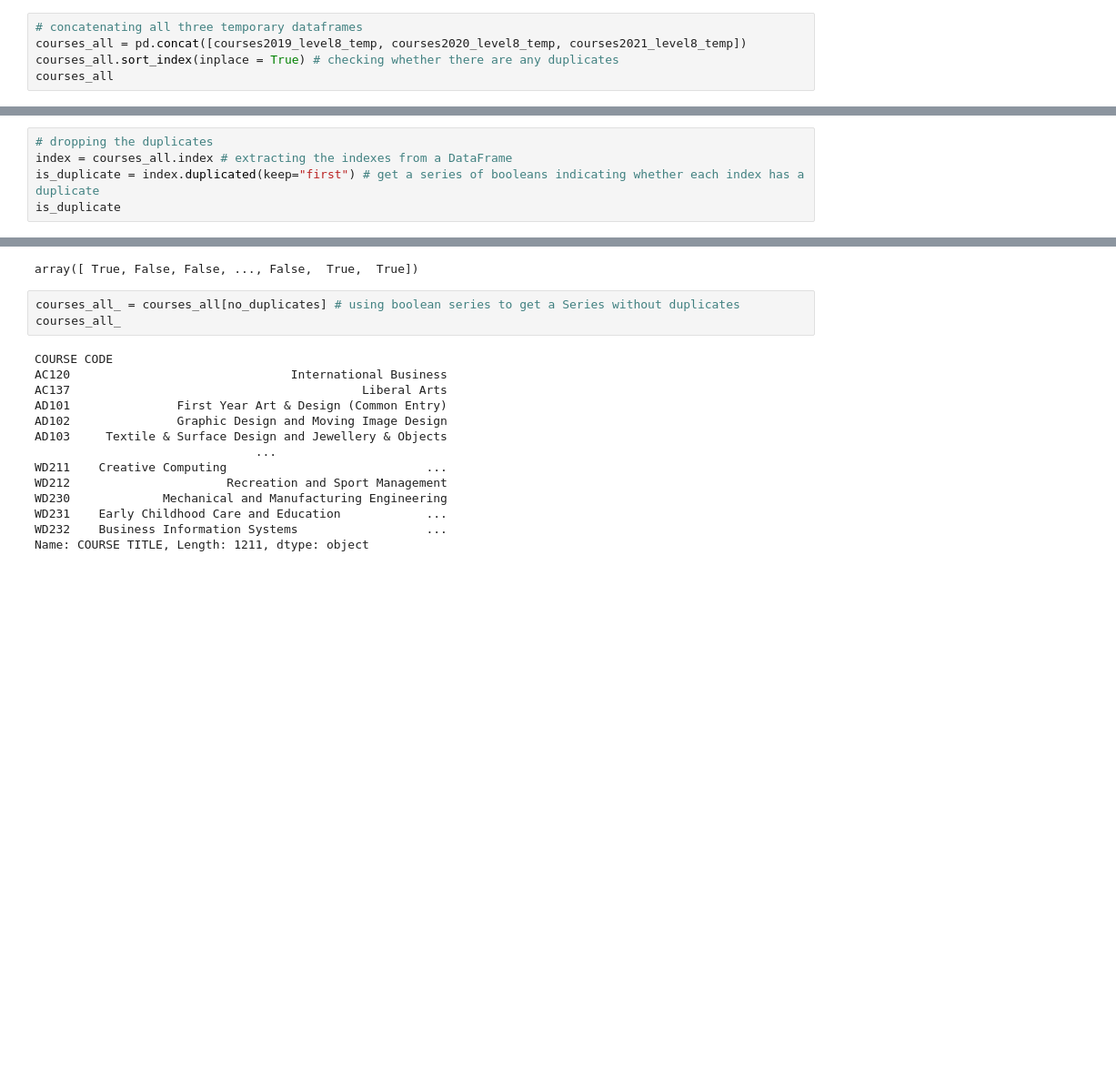
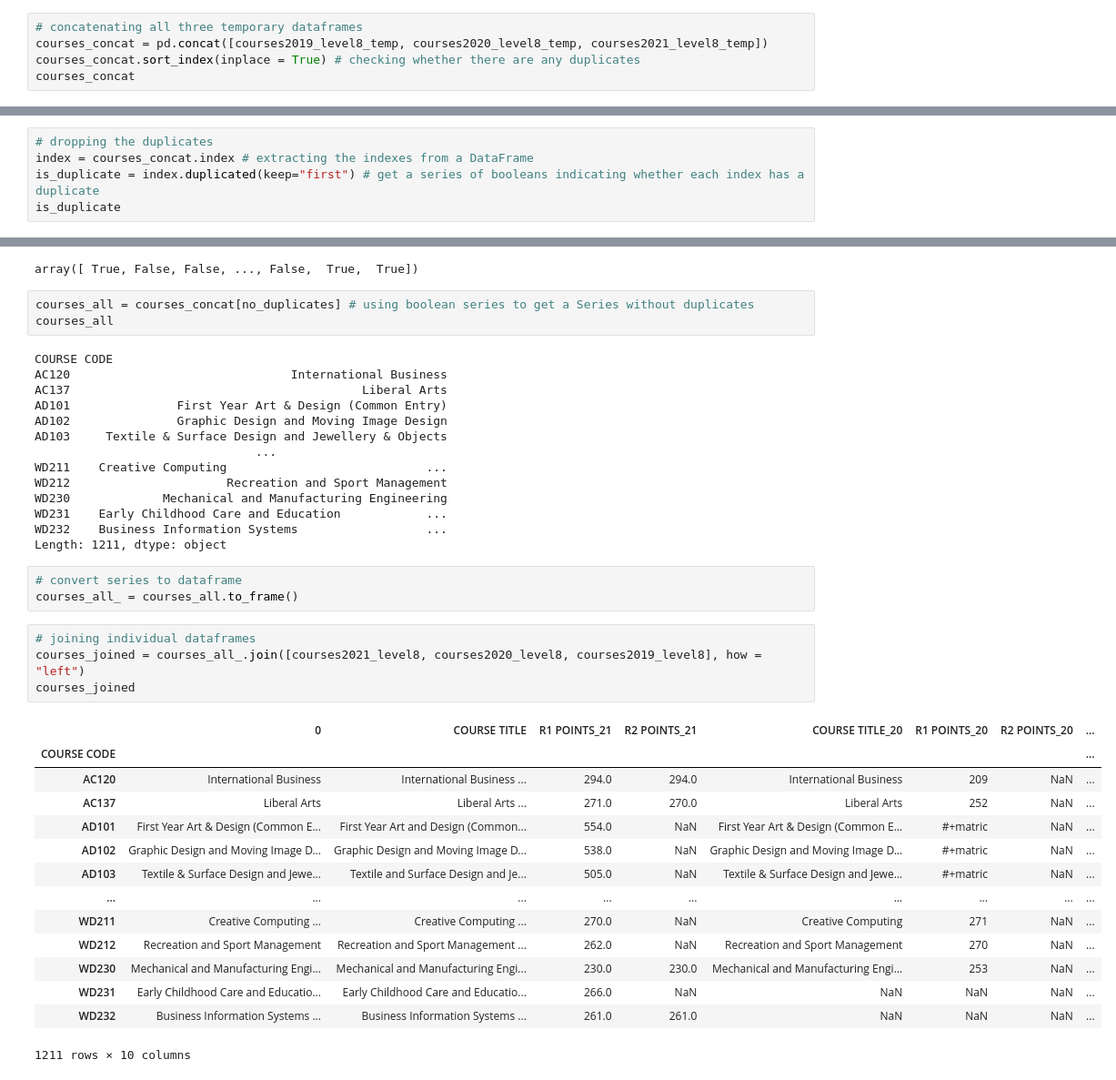
Before and after one commit to Anja585/SchoolProject-FundamentalsOfDataAnalysis, a Jupyter notebook: cao.ipynb, the cells around one changed output, grey strips where cells are left out. Shown: that part at 91% size. Cells and saved outputs as stored; diff of their text form; blank space fills up the shorter version.

```diff
--- a/cao.ipynb
+++ b/cao.ipynb
@@ -285,9 +285,9 @@ type(courses2021_level8_temp)
 pandas.core.series.Series
 # %%
 # concatenating all three temporary dataframes
-courses_all = pd.concat([courses2019_level8_temp, courses2020_level8_temp, courses2021_level8_temp])
-courses_all.sort_index(inplace = True) # checking whether there are any duplicates
-courses_all
+courses_concat = pd.concat([courses2019_level8_temp, courses2020_level8_temp, courses2021_level8_temp])
+courses_concat.sort_index(inplace = True) # checking whether there are any duplicates
+courses_concat
 # %% [output]
 COURSE CODE
 AC120                               International Business
@@ -305,6 +305,6 @@ Name: COURSE TITLE, Length: 2879, dtype: object
 # %%
 # dropping the duplicates
-index = courses_all.index # extracting the indexes from a DataFrame
+index = courses_concat.index # extracting the indexes from a DataFrame
 is_duplicate = index.duplicated(keep="first") # get a series of booleans indicating whether each index has a duplicate
 is_duplicate
 # %% [output]
@@ -315,8 +315,8 @@ no_duplicates
 # %% [output]
 array([ True, False, False, ..., False,  True,  True])
 # %%
-courses_all_ = courses_all[no_duplicates] # using boolean series to get a Series without duplicates
-courses_all_
+courses_all = courses_concat[no_duplicates] # using boolean series to get a Series without duplicates
+courses_all
 # %% [output]
 COURSE CODE
 AC120                               International Business
@@ -330,4 +330,26 @@ WD212                      Recreation and Sport Management
 WD230             Mechanical and Manufacturing Engineering
 WD231    Early Childhood Care and Education            ...
 WD232    Business Information Systems                  ...
-Name: COURSE TITLE, Length: 1211, dtype: object
+Length: 1211, dtype: object
+# %%
+# convert series to dataframe
+courses_all_ = courses_all.to_frame()
+# %%
+# joining individual dataframes
+courses_joined = courses_all_.join([courses2021_level8, courses2020_level8, courses2019_level8], how = "left")
+courses_joined
+# %% [output]
+|  | 0 | COURSE TITLE | R1 POINTS_21 | R2 POINTS_21 | COURSE TITLE_20 | R1 POINTS_20 | R2 POINTS_20 | ... |
+| COURSE CODE |  |  |  |  |  |  |  | ... |
+| AC120 | International Business | International Business ... | 294.0 | 294.0 | International Business | 209 | NaN | ... |
+| AC137 | Liberal Arts | Liberal Arts ... | 271.0 | 270.0 | Liberal Arts | 252 | NaN | ... |
+| AD101 | First Year Art & Design (Common E... | First Year Art and Design (Common... | 554.0 | NaN | First Year Art & Design (Common E... | #+matric | NaN | ... |
+| AD102 | Graphic Design and Moving Image D... | Graphic Design and Moving Image D... | 538.0 | NaN | Graphic Design and Moving Image D... | #+matric | NaN | ... |
+| AD103 | Textile & Surface Design and Jewe... | Textile and Surface Design and Je... | 505.0 | NaN | Textile & Surface Design and Jewe... | #+matric | NaN | ... |
+| ... | ... | ... | ... | ... | ... | ... | ... | ... |
+| WD211 | Creative Computing ... | Creative Computing ... | 270.0 | NaN | Creative Computing | 271 | NaN | ... |
+| WD212 | Recreation and Sport Management | Recreation and Sport Management ... | 262.0 | NaN | Recreation and Sport Management | 270 | NaN | ... |
+| WD230 | Mechanical and Manufacturing Engi... | Mechanical and Manufacturing Engi... | 230.0 | 230.0 | Mechanical and Manufacturing Engi... | 253 | NaN | ... |
+| WD231 | Early Childhood Care and Educatio... | Early Childhood Care and Educatio... | 266.0 | NaN | NaN | NaN | NaN | ... |
+| WD232 | Business Information Systems ... | Business Information Systems ... | 261.0 | 261.0 | NaN | NaN | NaN | ... |
+1211 rows × 10 columns
```
Also changed, not shown: parts of 8 cells of this notebook, 4 other files.
